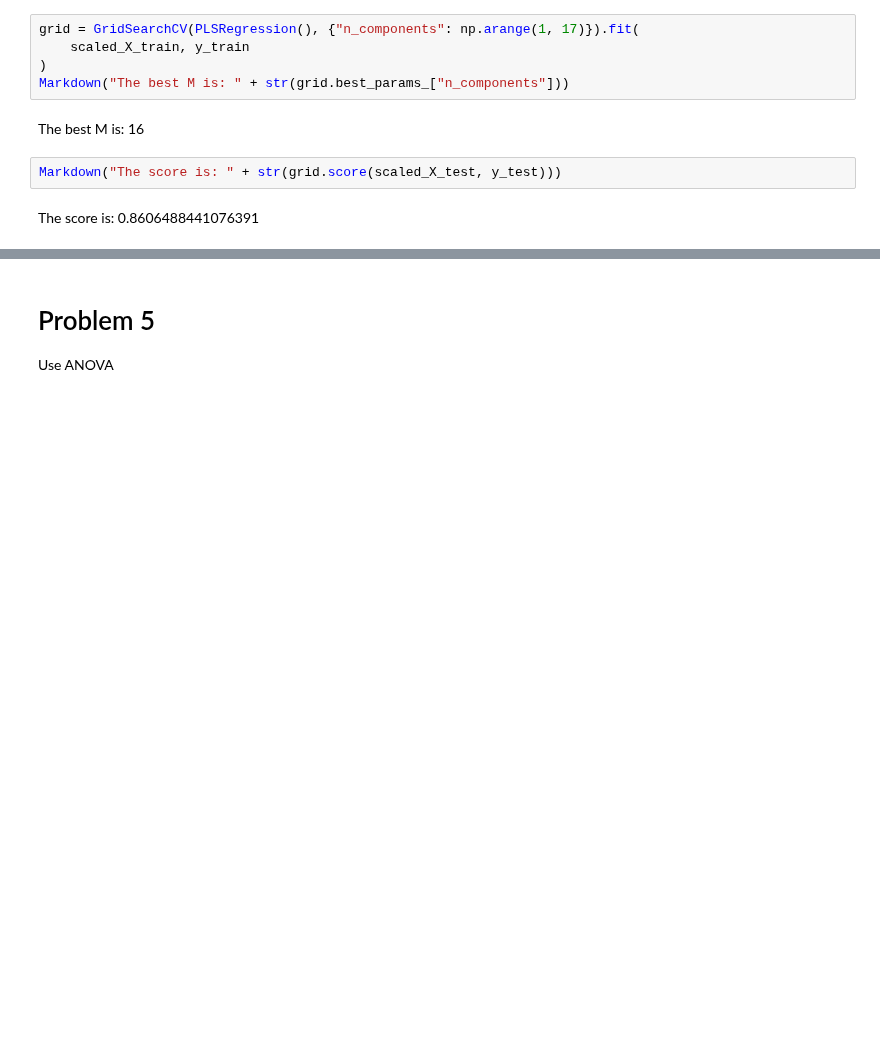
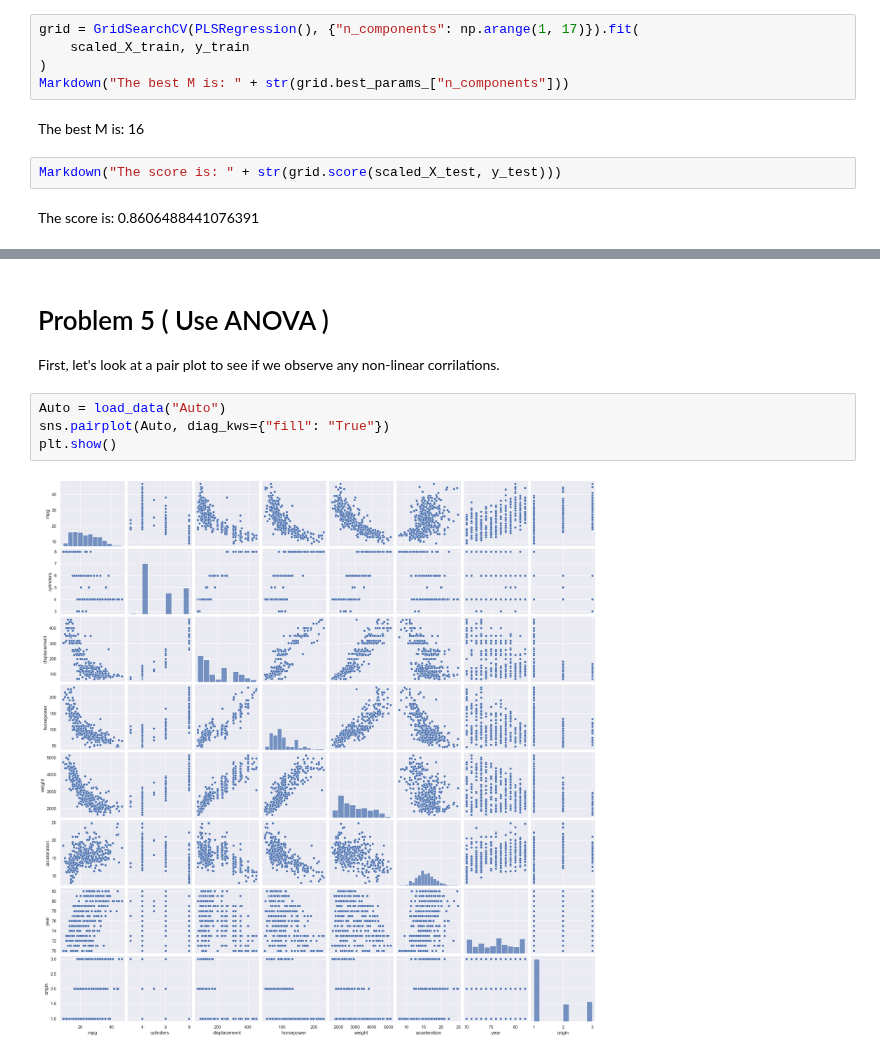
Before and after one commit to AlistairKeiller/STATS-202, a Jupyter notebook: HW3.ipynb, the cells around one changed output, grey strips where cells are left out. Drawn from its saved outputs; the diff is of its cells as text; blank space fills up the shorter version.

```diff
--- a/HW3.ipynb
+++ b/HW3.ipynb
@@ -176,7 +181,12 @@ f_2''(\xi)&=2(\beta_2-3\beta_4 \xi)+6\xi(\beta_3+\beta_4) \\
 &=2\beta_2+6\beta_3 \xi
 \end{split}
 $$
-# %% [markdown]
-
-# Problem 5
-Use ANOVA
+# %% [markdown]
+# Problem 5 ( Use ANOVA )
+First, let's look at a pair plot to see if we observe any non-linear corrilations.
+# %%
+Auto = load_data("Auto")
+sns.pairplot(Auto, diag_kws={"fill": "True"})
+plt.show()
+# %% [output]
+[figure, added]
```
Also changed, not shown: parts of 31 cells of this notebook, 1 other file.
